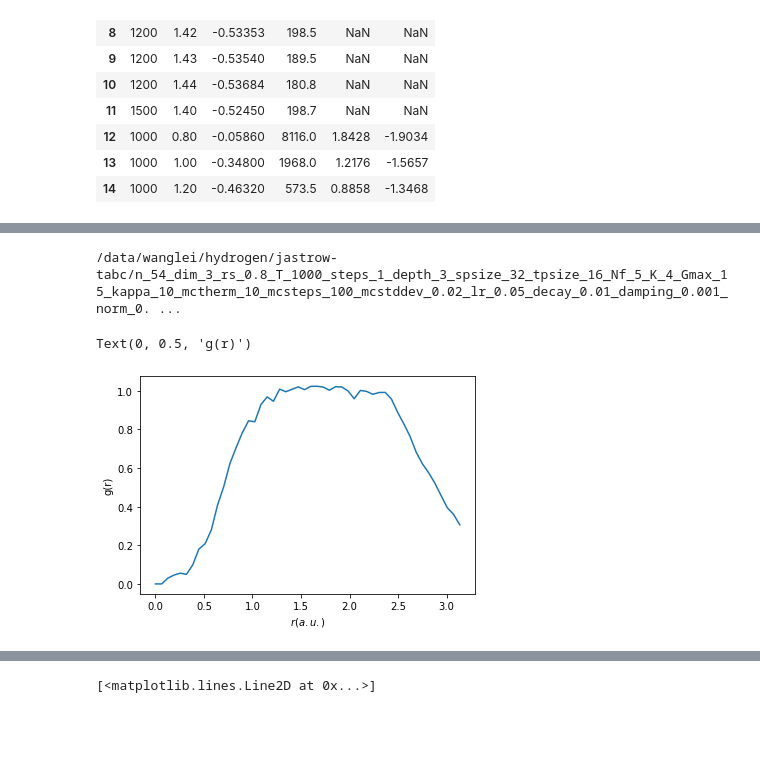
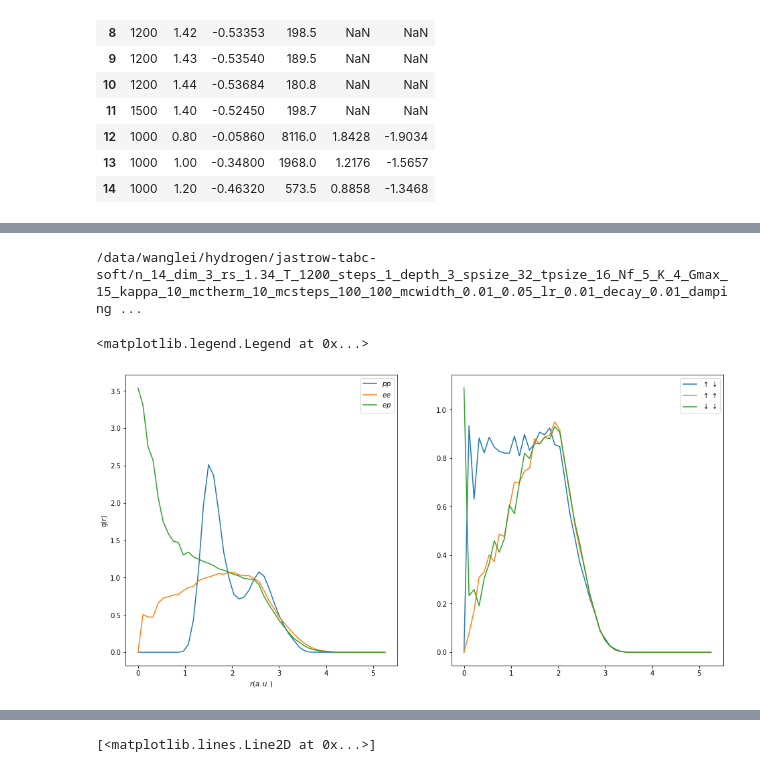
Before and after one commit to fermiflow/hydrogen, a Jupyter notebook: analysis/analysis.ipynb, the cells around one changed output, grey strips where cells are left out. Cells and saved outputs as stored; diff of their text form; code cells hidden in the pictures; blank space fills up the shorter version.

```diff
--- a/analysis/analysis.ipynb
+++ b/analysis/analysis.ipynb
@@ -29,8 +29,8 @@ ref_df
 | 13 | 1000 | 1.00 | -0.34800 | 1968.0 | 1.2176 | -1.5657 |
 | 14 | 1000 | 1.20 | -0.46320 | 573.5 | 0.8858 | -1.3468 |
 # %%
-T, rs = 1200, 1.44
-nicknames = ['jastrow-tabc'] #, #, 'atom-positive-alpha', ] #'atom-exp-alpha'] #, #, 'atom-equivariant'] # 'atom']
+T, rs = 1200, 1.
+nicknames = ['jastrow-tabc-soft'] #, #, 'atom-positive-alpha', ] #'atom-exp-alpha'] #, #, 'atom-equivariant'] # 'atom']
 files = []
 for nickname in nicknames:
     files += glob("/data/wanglei/hydrogen/"+nickname+"/n_14*_dim_3_rs_%g*_T_%g_*depth_*spsize_*tpsize_*/data.txt"%(rs, T))
@@ -50,5 +50,5 @@ len(files)
 # %%
-obs = 'acc_s'
+obs = 'etot'
 
 markers = ['o', 's', 'D', '*', 'x', '^', '<', 'h', '>', 'd', 'X', 'v', 'h', '1']
 colors = ['C2', 'C1','C0', 'C3', 'C4', 'C6', 'C5', 'C7', 'C8', 'C9', 'C10', 'C11', 'C12', 'C13']
@@ -86,13 +86,13 @@ for f, marker, color in zip(files, markers, colors):
     except KeyError or IndexError:
         print ('no ref data')
 
-    #if obs == 'p': plt.ylim([0, 1000])
-    #if obs in ['f', 'etot', 'e']: plt.ylim([-2, 3])
+    if obs == 'p': plt.ylim([0, 1000])
+    #if obs in ['k', 'f', 'etot', 'e']: plt.ylim([-2, 1])
 
 plt.legend(loc='best')
 plt.ylabel(obs)
 plt.xlabel('epochs')
-plt.xlim([1, 1e4])
+plt.xlim([1, 1e5])
 plt.xscale('log')
 #plt.ylim([-10, 10])
 # %% [output]
@@ -126,39 +114,58 @@ def get_gr(x, y):
 
     i,j = np.triu_indices(n, k=1)
     rij = (np.reshape(x, (-1, n, 1, dim)) - np.reshape(y, (-1, 1, n, dim)))[:,i,j]
     rij = rij - L*np.rint(rij/L)
     dist = np.linalg.norm(rij, axis=-1) # (batchsize, n*(n-1)/2)
 
     hist, bin_edges = np.histogram(dist.reshape(-1,), range=[0, 4], bins=50)
     dr = bin_edges[1] - bin_edges[0]
     hist = hist*2/(n * batchsize)
 
     rmesh = np.arange(hist.shape[0])*dr
     h_id = 4/3*np.pi*n/(L**3)* ((rmesh+dr)**3 - rmesh**3 )
     return rmesh, hist/h_id
 
 
-for f in files:
+fig = plt.figure(figsize=(16, 8))
+ax1 = plt.subplot(121)
+ax2 = plt.subplot(122)
+
+for f in [files[0]]:
     n, dim, rs, T, s, d, h1, h2, b, a, lr, decay, eta, maxnorm, Nf, clip, K = parse_filename(f)
 
     ckpt_file, _ = find_ckpt_filename(os.path.dirname(f))
     if ckpt_file is None: continue
     print (ckpt_file)
     data = load_data(ckpt_file)
 
     s, x = data['s'], data['x']
     n, dim = x.shape[-2], x.shape[-1]
     s = s.reshape(-1, n, dim)
     x = x.reshape(-1, n, dim)
 
     rmesh, gr = get_gr(s, s)
-    plt.plot(rmesh*rs, gr)
+    ax1.plot(rmesh*rs, gr, label=r'$pp$')
+    rmesh, gr = get_gr(x, x)
+    ax1.plot(rmesh*rs, gr, label=r'$ee$')
+    rmesh, gr = get_gr(s, x)
+    ax1.plot(rmesh*rs, gr, label=r'$ep$')
 
-plt.xlabel('$r(a.u.)$')
-plt.ylabel('g(r)')
+
+    rmesh, gr = get_gr(x[:, :n//2], x[:, n//2:])
+    ax2.plot(rmesh*rs, gr, label=r'$\uparrow\downarrow$')
+    rmesh, gr = get_gr(x[:, :n//2], x[:, :n//2])
+    ax2.plot(rmesh*rs, gr, label=r'$\uparrow\uparrow$')
+    rmesh, gr = get_gr(x[:, n//2:], x[:, n//2:])
+    ax2.plot(rmesh*rs, gr, label=r'$\downarrow\downarrow$')
+
+
+ax1.set_xlabel('$r(a.u.)$')
+ax1.set_ylabel('g(r)')
+ax1.legend()
+ax2.legend()
 # %% [output]
-/data/wanglei/hydrogen/jastrow-tabc/n_54_dim_3_rs_0.8_T_1000_steps_1_depth_3_spsize_32_tpsize_16_Nf_5_K_4_Gmax_15_kappa_10_mctherm_10_mcsteps_100_mcstddev_0.02_lr_0.05_decay_0.01_damping_0.001_norm_0. ...
+/data/wanglei/hydrogen/jastrow-tabc-soft/n_14_dim_3_rs_1.34_T_1200_steps_1_depth_3_spsize_32_tpsize_16_Nf_5_K_4_Gmax_15_kappa_10_mctherm_10_mcsteps_100_100_mcwidth_0.01_0.05_lr_0.01_decay_0.01_damping ...
-Text(0, 0.5, 'g(r)')
+<matplotlib.legend.Legend at 0x...>
-[figure, old version]
+[figure, new version]
 # %%
 f = files[0]
```
Also changed, not shown: parts of 6 cells of this notebook, 2 other files.
